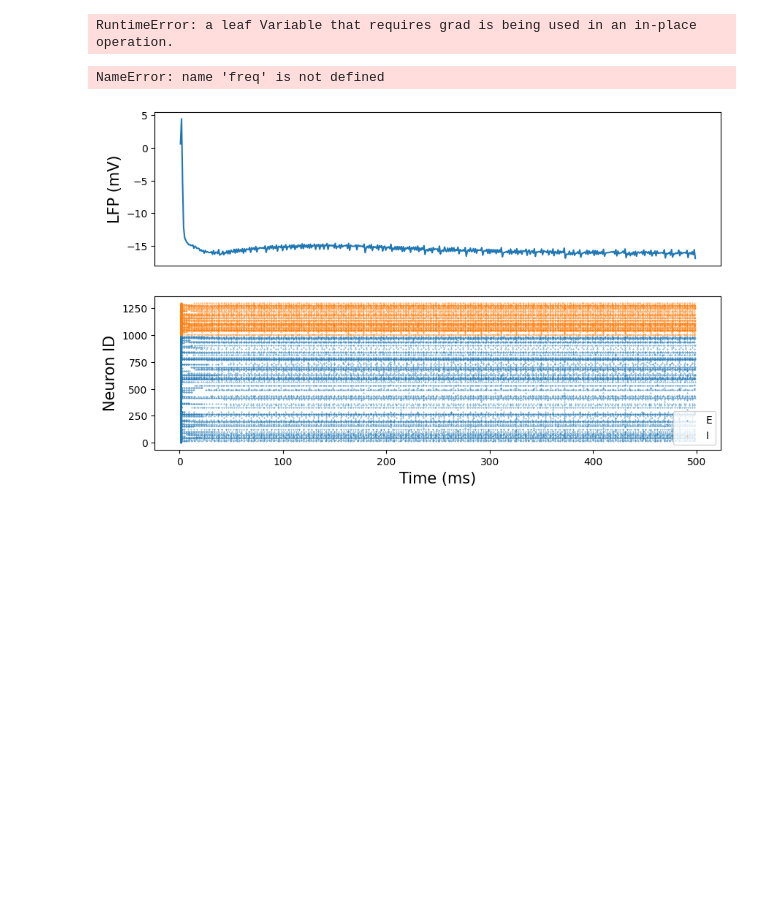
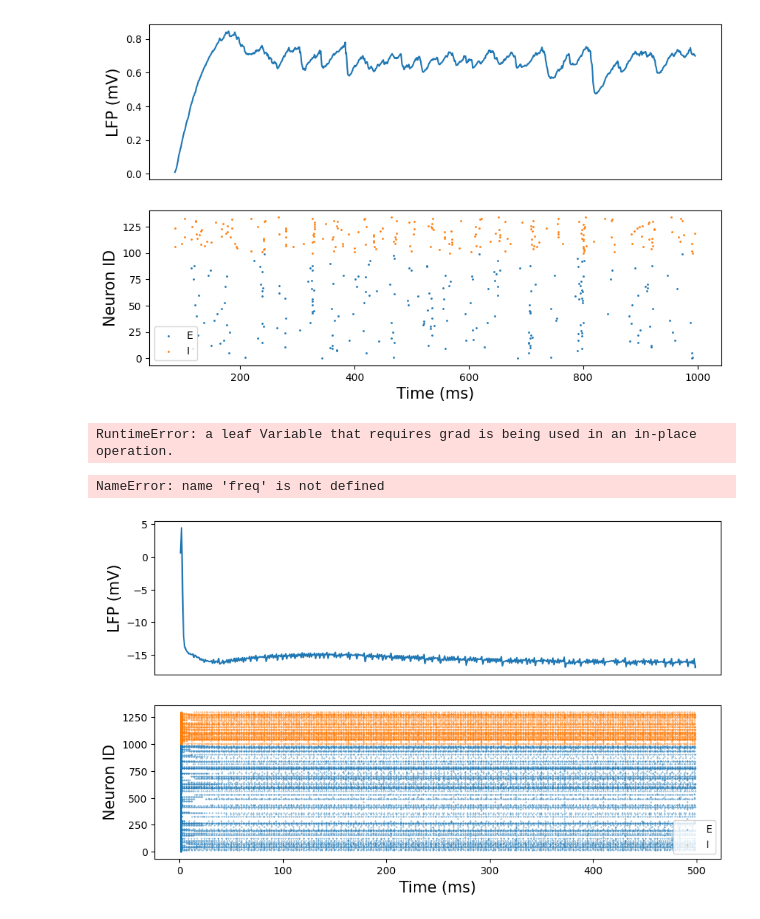
Before and after one commit to ntolley/bayesian_surrogates, a Jupyter notebook: snn_bayes/snn_bayes.ipynb, the cells around one changed output. Saved outputs shown, nothing was run; the diff lists cells and outputs as text; code cells hidden in the pictures; blank space fills up the shorter version.

```diff
--- a/snn_bayes/snn_bayes.ipynb
+++ b/snn_bayes/snn_bayes.ipynb
@@ -172,3 +206,28 @@ net = make_network()
+# %%
+fontsize=15
+plt.figure(figsize=(10, 6))
+
+plt.subplot(2,1,2)
+neuron_count = 0
+mem_list = list()
+for cell_name in net.snn_dict.keys():
+    t_idx, unit_idx = np.where(net.rec_dict[cell_name]['spk'].detach().numpy() == 1.0)
+    plt.scatter(t_idx, unit_idx + neuron_count, s=1, label=cell_name)
+
+    neuron_count += net.neuron_dict[cell_name]['num_neuron']
+
+    mem_list.append(net.rec_dict[cell_name]['mem'])
+
+plt.legend()
+plt.xlabel('Time (ms)', fontsize=fontsize)
+plt.ylabel('Neuron ID', fontsize=fontsize)
+
+plt.subplot(2,1,1)
+plt.plot(torch.concat(mem_list,dim=1).mean(dim=1).detach().numpy())
+plt.ylabel('LFP (mV)', fontsize=fontsize)
+_ = plt.xticks([])
+# %% [output]
+[figure, added]
 # %%
 lr = 0.1
 weight_decay = 0.0
```
Also changed, not shown: parts of 4 cells of this notebook, 20 other files.
